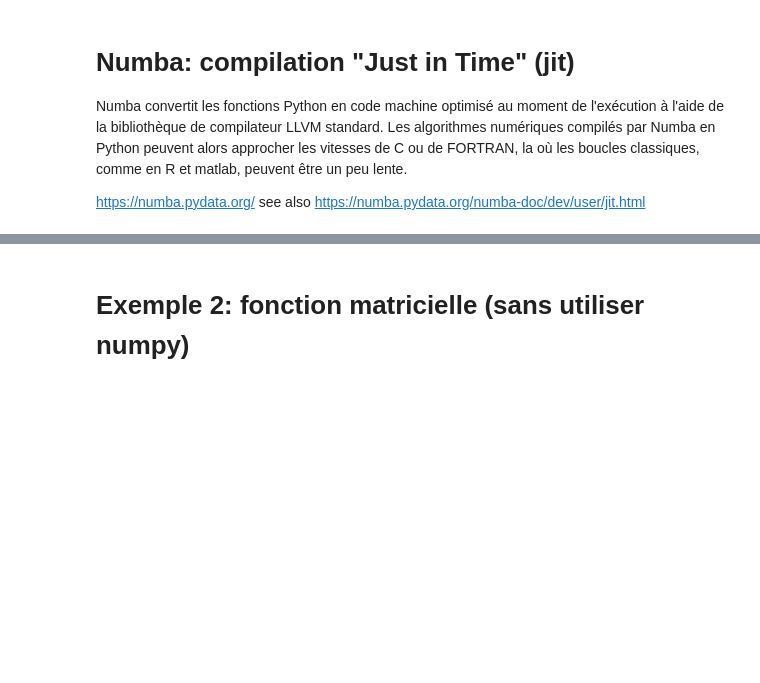
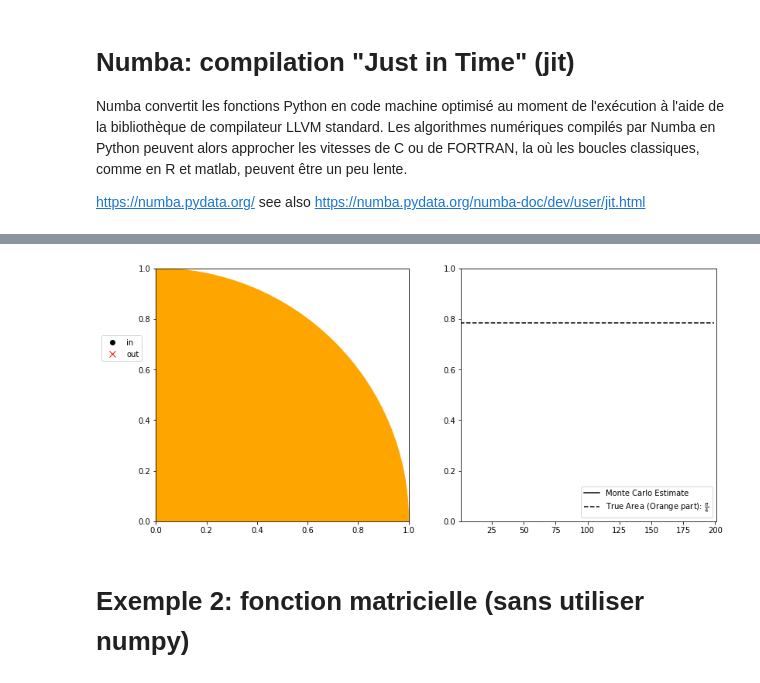
Before and after one commit to bcharlier/HMMA238, a Jupyter notebook: Numba/Numba.ipynb, the cells around one changed output, grey strips where cells are left out. Cells and saved outputs as stored; diff of their text form; code cells hidden in the pictures; blank space fills up the shorter version.

```diff
--- a/Numba/Numba.ipynb
+++ b/Numba/Numba.ipynb
@@ -15,0 +48,71 @@ See https://numba.pydata.org/numba-doc/dev/glossary.html#term-nopython-mode for
+# %%
+
+targeted = 0
+n_samples = 200
+lst = np.zeros(n_samples)
+vec = np.random.rand(2, n_samples)
+current_ratio = np.zeros(n_samples)
+for sample in range(n_samples):
+    if np.linalg.norm(vec[:, sample]) < 1.:
+        targeted += 1
+        lst[sample] = 1
+    current_ratio[sample] = targeted / (sample+1)
+
+xdata_in, ydata_in = [], []
+xdata_out, ydata_out = [], []
+xconv, yconv = [], []
+xpoint, ypoint = [], []
+
+fig, (ax, ax2) = plt.subplots(1, 2, figsize=(13, 6))
+
+ln_in, = ax.plot([], [], 'ok', label='in')
+ln_out, = ax.plot([], [], 'xr', markersize=8, label='out')
+line_conv, = ax2.plot([], [], '-', color='k',
+                      label='Monte Carlo Estimate')
+point_conv, = ax2.plot([], [], 'o', color='k')
+
+ax2.plot(np.arange(n_samples), np.full(
+    (n_samples,), np.pi/4), '--k', label=r'True Area (Orange part): $\frac{\pi}{4}$')
+
+
+def init():
+    circle1 = plt.Circle((0, 0), 1, color='orange')
+    ax.add_artist(circle1)
+    ax.set_aspect('equal')
+    ax.set_xlim([0, 1])
+    ax.set_ylim([0, 1])
+    ax.legend(bbox_to_anchor=(-0.04, 0.75))
+
+    ax2.set_xlim([1, n_samples + 1])
+    ax2.set_ylim([0, 1])
+    ax2.legend(loc=4)
+
+    return ln_in, ln_out, line_conv, point_conv
+
+
+def update(frame):
+    if lst[frame] > 0.5:
+        xdata_in.append(vec[0, frame])
+        ydata_in.append(vec[1, frame])
+        ln_in.set_data(xdata_in, ydata_in)
+    else:
+        xdata_out.append(vec[0, frame])
+        ydata_out.append(vec[1, frame])
+        ln_out.set_data(xdata_out, ydata_out)
+    ax.set_title('Ratio of points over all draws: {0:0.2}'.format(
+        current_ratio[frame]))
+    ax2.set_title('Monte Carlo: convergence trough iterates')
+
+    xconv.append(frame+1)
+    yconv.append(current_ratio[frame])
+
+    line_conv.set_data(xconv, yconv)
+    point_conv.set_data(frame+1, current_ratio[frame])
+    return ln_in, ln_out, line_conv, point_conv
+
+
+ani = animation.FuncAnimation(fig, update, frames=n_samples, interval=150,
+                              init_func=init, blit=True)
+# plt.show()
+# %% [output]
+[figure, added]
```
Also changed, not shown: parts of 7 cells of this notebook.
